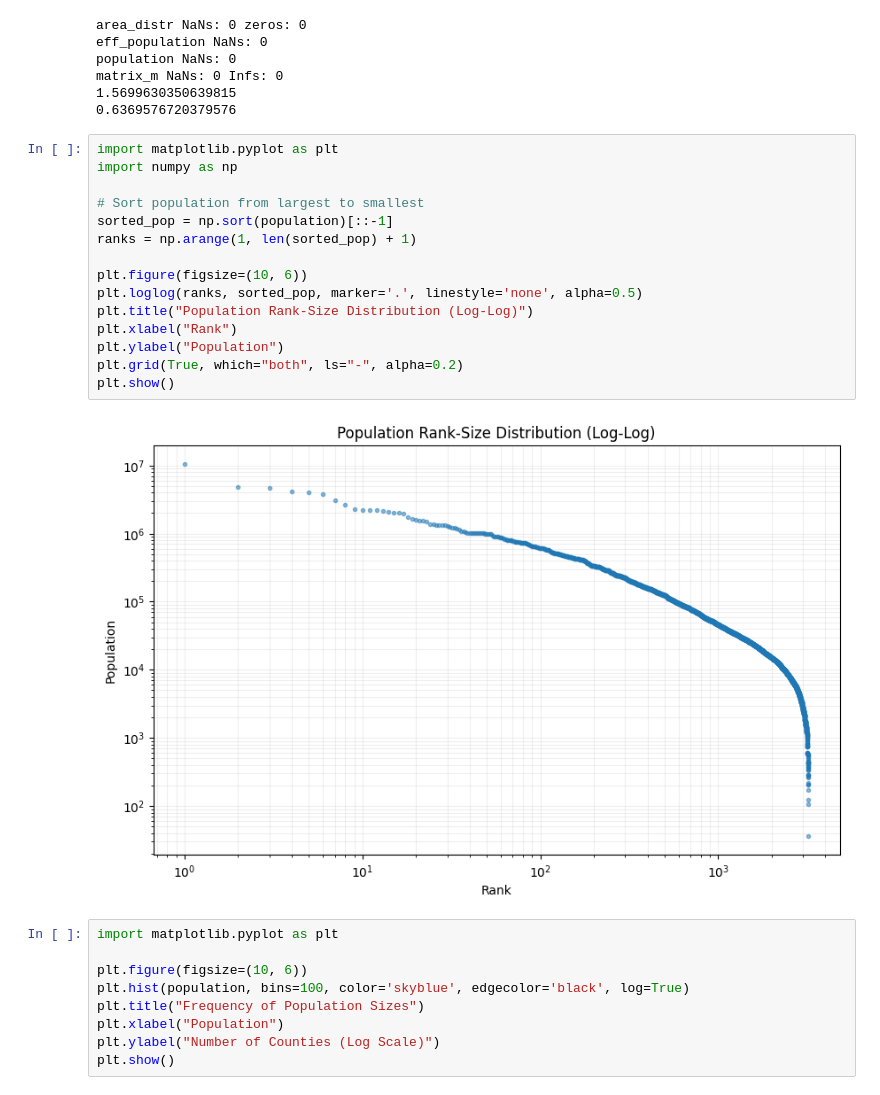
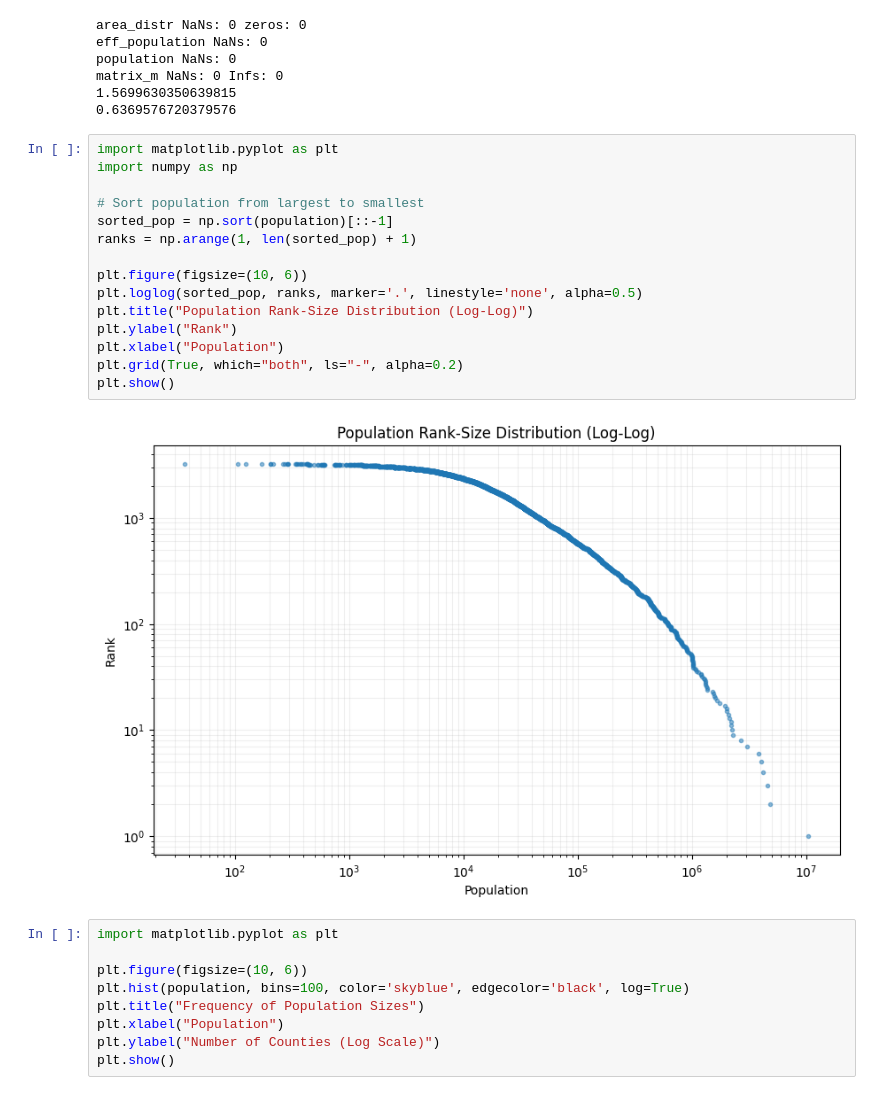
Before and after one commit to epnck/thesis, a Jupyter notebook: data generation/testing data.ipynb, the cells around one changed output. Saved outputs shown, nothing was run; the diff lists cells and outputs as text.

```diff
--- a/data generation/testing data.ipynb
+++ b/data generation/testing data.ipynb
@@ -218,20 +218,20 @@ matrix_m NaNs: 0 Infs: 0
 # %%
 import matplotlib.pyplot as plt
 import numpy as np
 
 # Sort population from largest to smallest
 sorted_pop = np.sort(population)[::-1]
 ranks = np.arange(1, len(sorted_pop) + 1)
 
 plt.figure(figsize=(10, 6))
-plt.loglog(ranks, sorted_pop, marker='.', linestyle='none', alpha=0.5)
+plt.loglog(sorted_pop, ranks, marker='.', linestyle='none', alpha=0.5)
 plt.title("Population Rank-Size Distribution (Log-Log)")
-plt.xlabel("Rank")
-plt.ylabel("Population")
+plt.ylabel("Rank")
+plt.xlabel("Population")
 plt.grid(True, which="both", ls="-", alpha=0.2)
 plt.show()
 # %% [output]
-[figure, old version]
+[figure, new version]
 # %%
 import matplotlib.pyplot as plt
 
```
Also changed, not shown: 3 other files.
